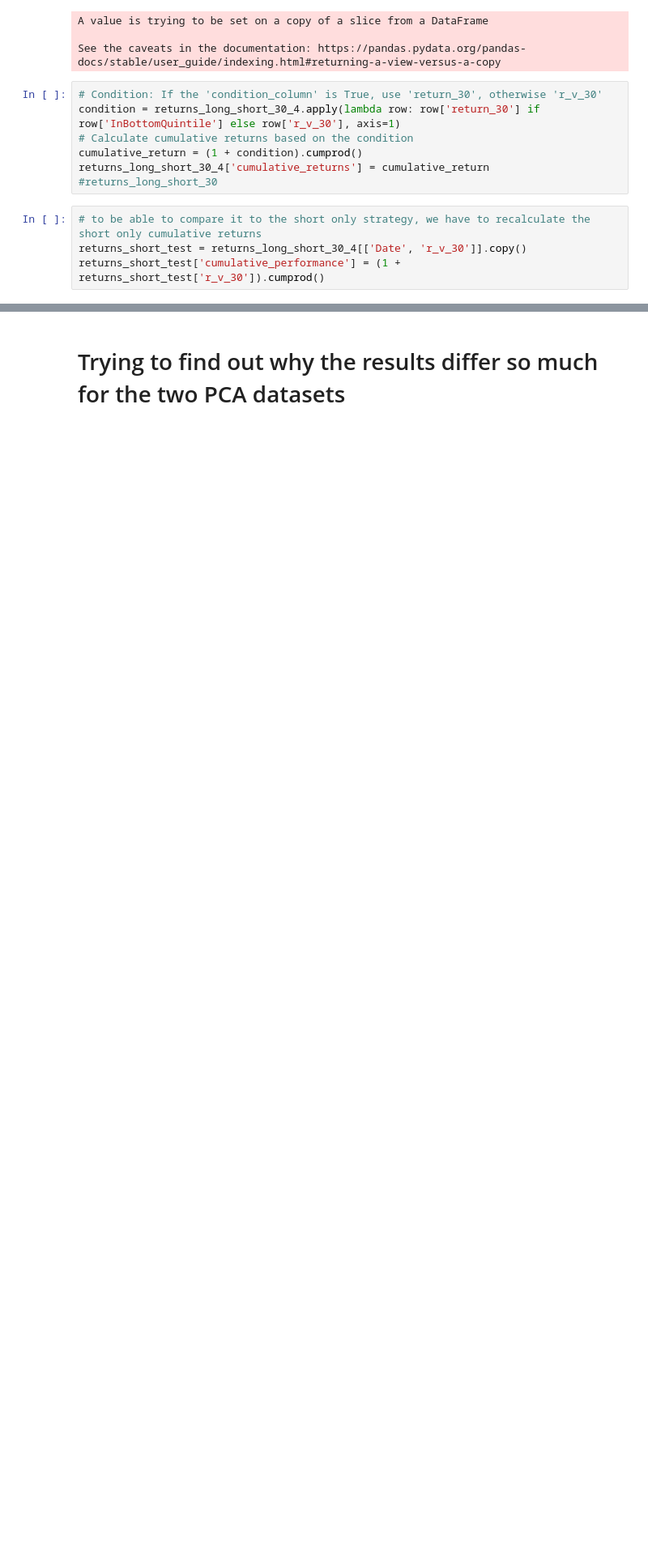
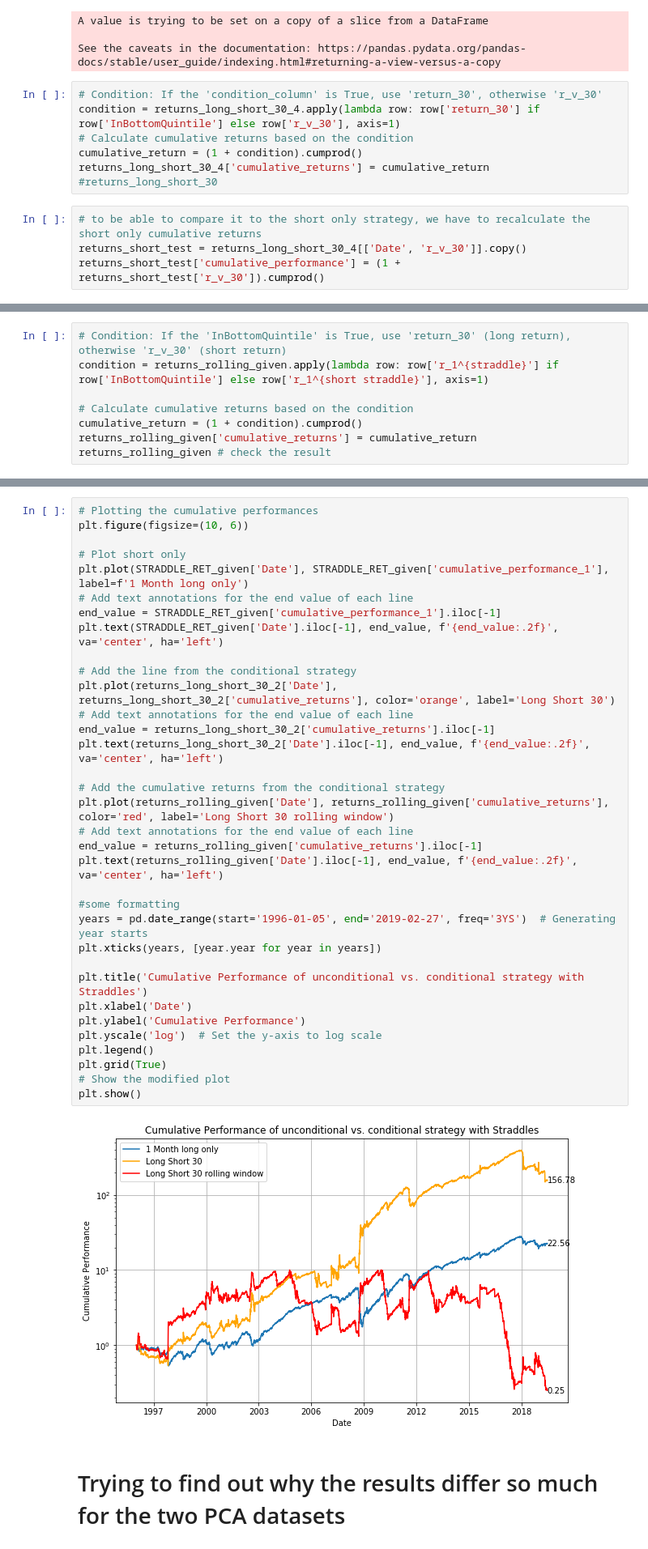
Before and after one commit to cannicj/AQF, a Jupyter notebook: predictive_performance.ipynb, the cells around one changed output, grey strips where cells are left out. Shown at 81% size. Drawn from its saved outputs; the diff is of its cells as text; blank space fills up the shorter version.

```diff
--- a/predictive_performance.ipynb
+++ b/predictive_performance.ipynb
@@ -845,0 +1007,8 @@ plt.show()
+# %%
+# Condition: If the 'InBottomQuintile' is True, use 'return_30' (long return), otherwise 'r_v_30' (short return)
+condition = returns_rolling_given.apply(lambda row: row['r_1^{straddle}'] if row['InBottomQuintile'] else row['r_1^{short straddle}'], axis=1)
+
+# Calculate cumulative returns based on the condition
+cumulative_return = (1 + condition).cumprod()
+returns_rolling_given['cumulative_returns'] = cumulative_return
+returns_rolling_given # check the result
@@ -846,2 +1029,38 @@ plt.show()
+# %%
+# Plotting the cumulative performances
+plt.figure(figsize=(10, 6))
+
+# Plot short only
+plt.plot(STRADDLE_RET_given['Date'], STRADDLE_RET_given['cumulative_performance_1'], label=f'1 Month long only')
+# Add text annotations for the end value of each line
+end_value = STRADDLE_RET_given['cumulative_performance_1'].iloc[-1]
+plt.text(STRADDLE_RET_given['Date'].iloc[-1], end_value, f'{end_value:.2f}', va='center', ha='left')
+
+# Add the line from the conditional strategy
+plt.plot(returns_long_short_30_2['Date'], returns_long_short_30_2['cumulative_returns'], color='orange', label='Long Short 30')
+# Add text annotations for the end value of each line
+end_value = returns_long_short_30_2['cumulative_returns'].iloc[-1]
+plt.text(returns_long_short_30_2['Date'].iloc[-1], end_value, f'{end_value:.2f}', va='center', ha='left')
+
+# Add the cumulative returns from the conditional strategy
+plt.plot(returns_rolling_given['Date'], returns_rolling_given['cumulative_returns'], color='red', label='Long Short 30 rolling window')
+# Add text annotations for the end value of each line
+end_value = returns_rolling_given['cumulative_returns'].iloc[-1]
+plt.text(returns_rolling_given['Date'].iloc[-1], end_value, f'{end_value:.2f}', va='center', ha='left')
+
+#some formatting
+years = pd.date_range(start='1996-01-05', end='2019-02-27', freq='3YS')  # Generating year starts
+plt.xticks(years, [year.year for year in years])
+
+plt.title('Cumulative Performance of unconditional vs. conditional strategy with Straddles')
+plt.xlabel('Date')
+plt.ylabel('Cumulative Performance')
+plt.yscale('log')  # Set the y-axis to log scale
+plt.legend()
+plt.grid(True)
+# Show the modified plot
+plt.show()
+# %% [output]
+[figure, added]
 # %% [markdown]
 # Trying to find out why the results differ so much for the two PCA datasets
```
Also changed, not shown: parts of 18 cells of this notebook.
